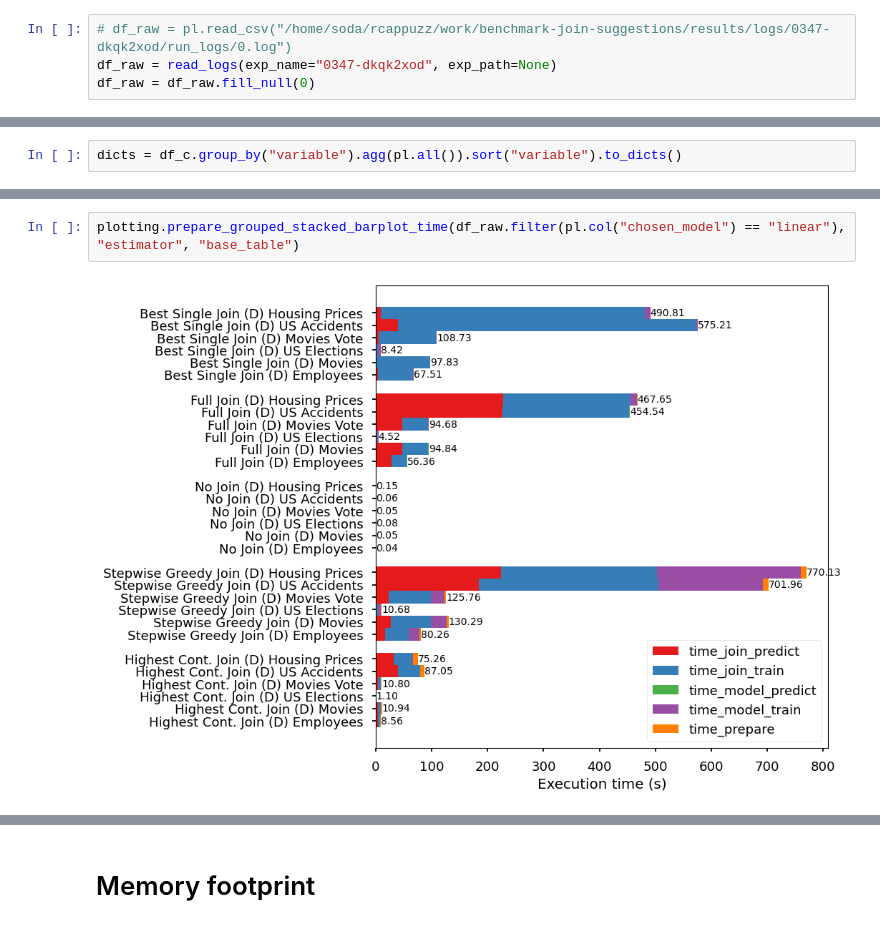
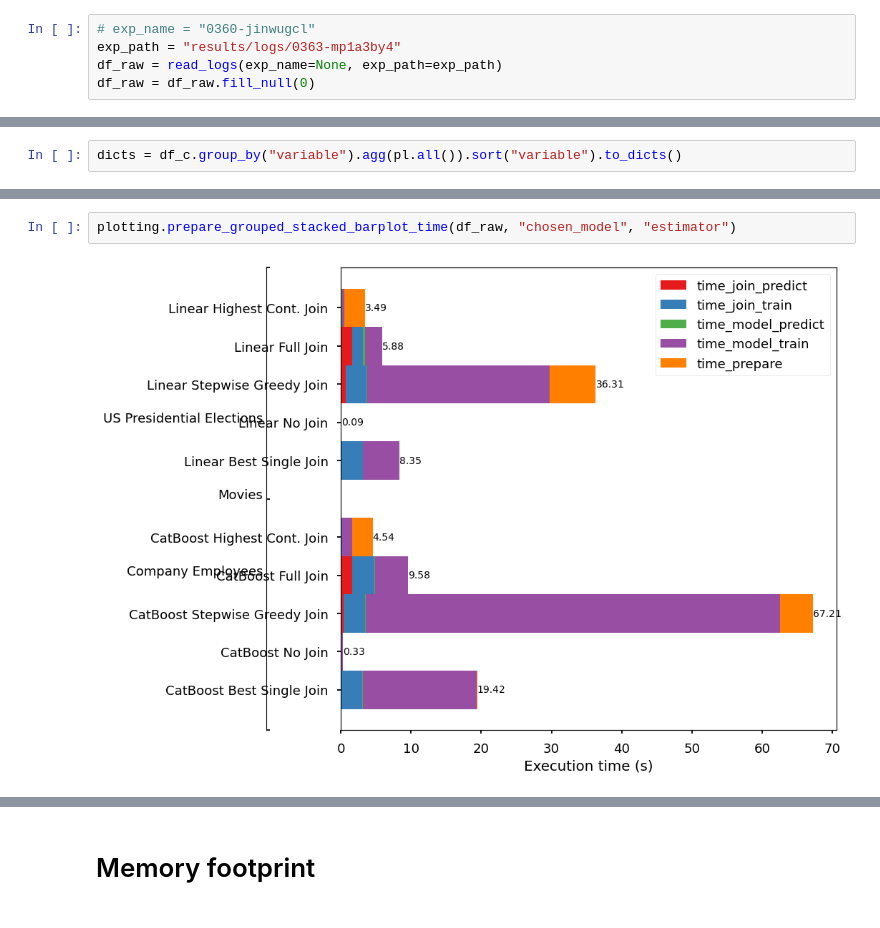
Before and after one commit to rcap107/retrieve-merge-predict, a Jupyter notebook: notebooks/Plot time spent in sections.ipynb, the cells around one changed output, grey strips where cells are left out. Cells and saved outputs as stored; diff of their text form.

```diff
--- a/notebooks/Plot time spent in sections.ipynb
+++ b/notebooks/Plot time spent in sections.ipynb
@@ -32,6 +35,7 @@ df_raw = df_raw.with_columns(cs.contains("time_join").fill_null(0))
 # %%
-# df_raw = pl.read_csv("/home/soda/rcappuzz/work/benchmark-join-suggestions/results/logs/0347-dkqk2xod/run_logs/0.log")
-df_raw = read_logs(exp_name="0347-dkqk2xod", exp_path=None)
+# exp_name = "0360-jinwugcl"
+exp_path = "results/logs/0363-mp1a3by4"
+df_raw = read_logs(exp_name=None, exp_path=exp_path)
 df_raw = df_raw.fill_null(0)
 # %%
 chosen_model = "linear"
@@ -104,4 +109,4 @@ time_prepare
 # %%
-plotting.prepare_grouped_stacked_barplot_time(df_raw.filter(pl.col("chosen_model") == "linear"), "estimator", "base_table")
+plotting.prepare_grouped_stacked_barplot_time(df_raw, "chosen_model", "estimator")
 # %% [output]
-[figure, old version]
+[figure, new version]
```
Also changed, not shown: parts of 16 cells of this notebook.
